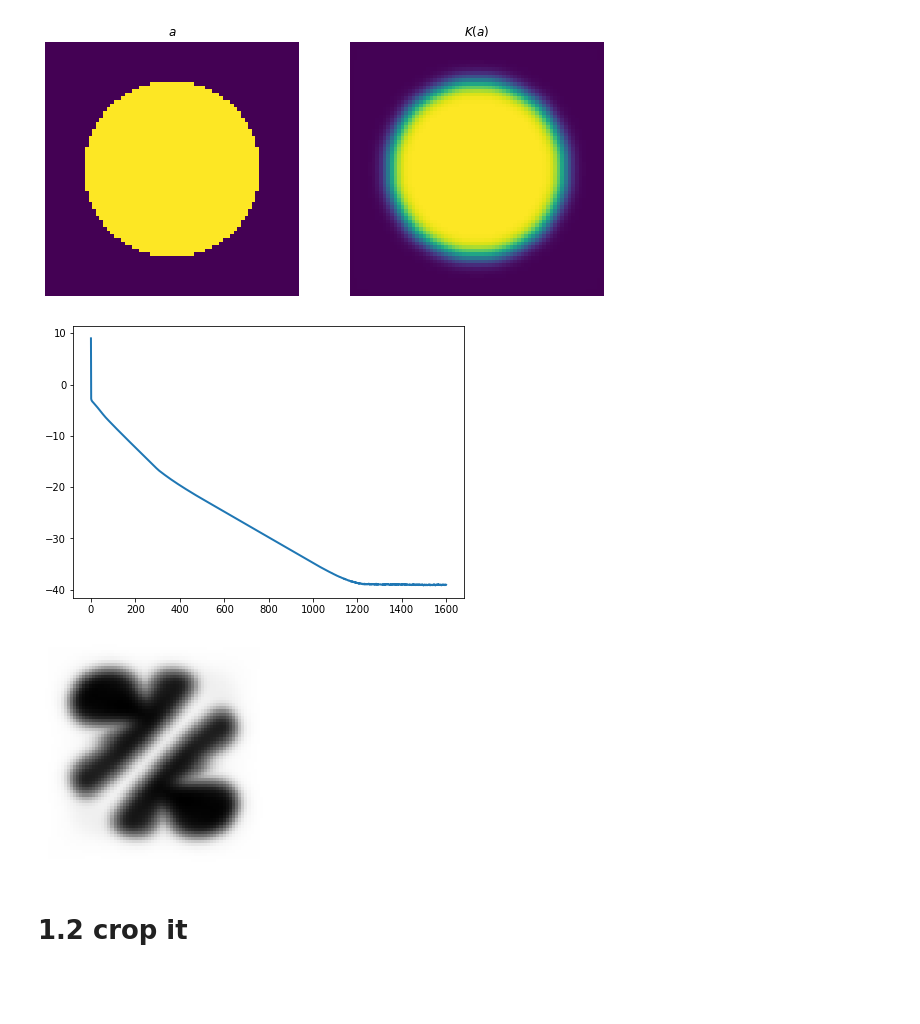
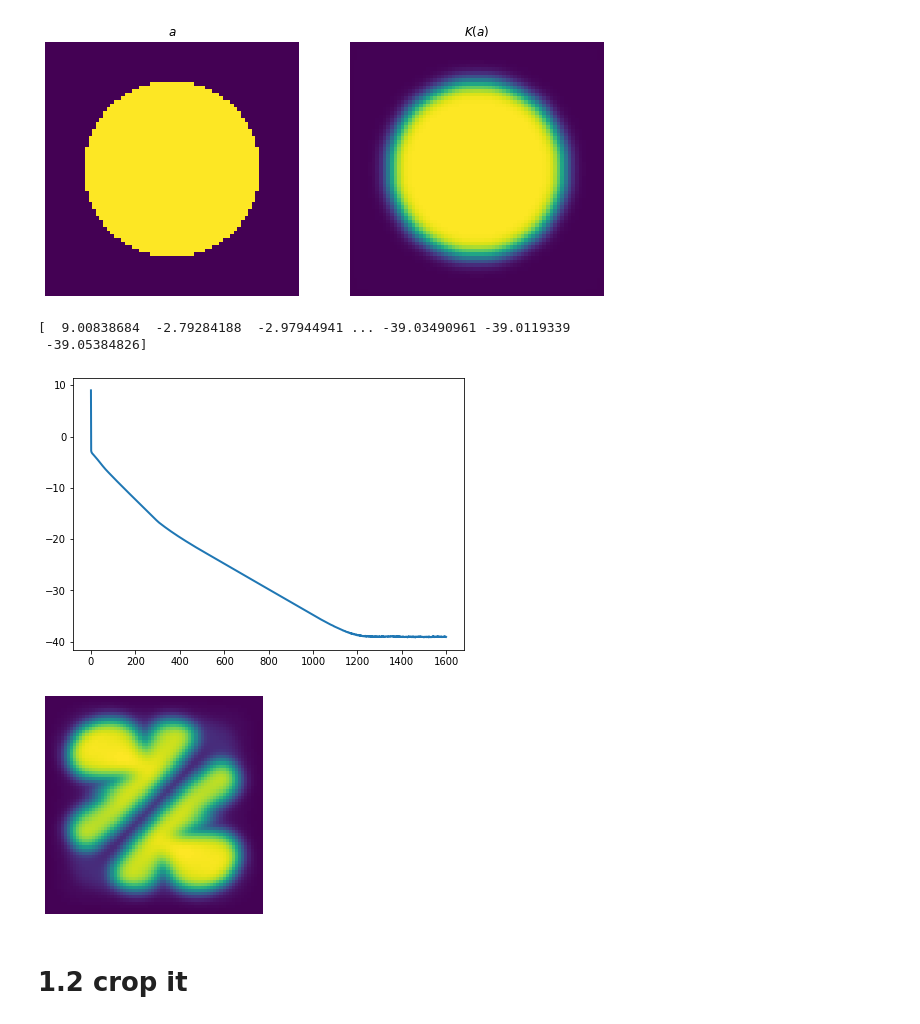
Before and after one commit to acse-rt1120/test, a Jupyter notebook: test_WB.ipynb, the cells around one changed output. Cells and saved outputs as stored; diff of their text form; code cells hidden in the pictures; blank space fills up the shorter version.

```diff
--- a/test_WB.ipynb
+++ b/test_WB.ipynb
@@ -170,17 +170,19 @@ for i in range(niter):
 
     for k in range(R):
         v[:,:,k] = b/K(u[:,:,k])
-
+print(np.log(Err_q))
 plt.figure(figsize=(7,5))
 plt.plot(np.log(Err_q),linewidth = 2)
 plt.show()
 # %% [output]
+[  9.00838684  -2.79284188  -2.97944941 ... -39.03490961 -39.0119339
+ -39.05384826]
 [figure]
 # %%
-plt.imshow(b,cmap=cm)
+plt.imshow(b)
 plt.axis('off');
 # %% [output]
-[figure, old version]
+[figure, new version]
 # %% [markdown]
 # 1.2 crop it
 # %%
```
Also changed, not shown: parts of 18 cells of this notebook.
